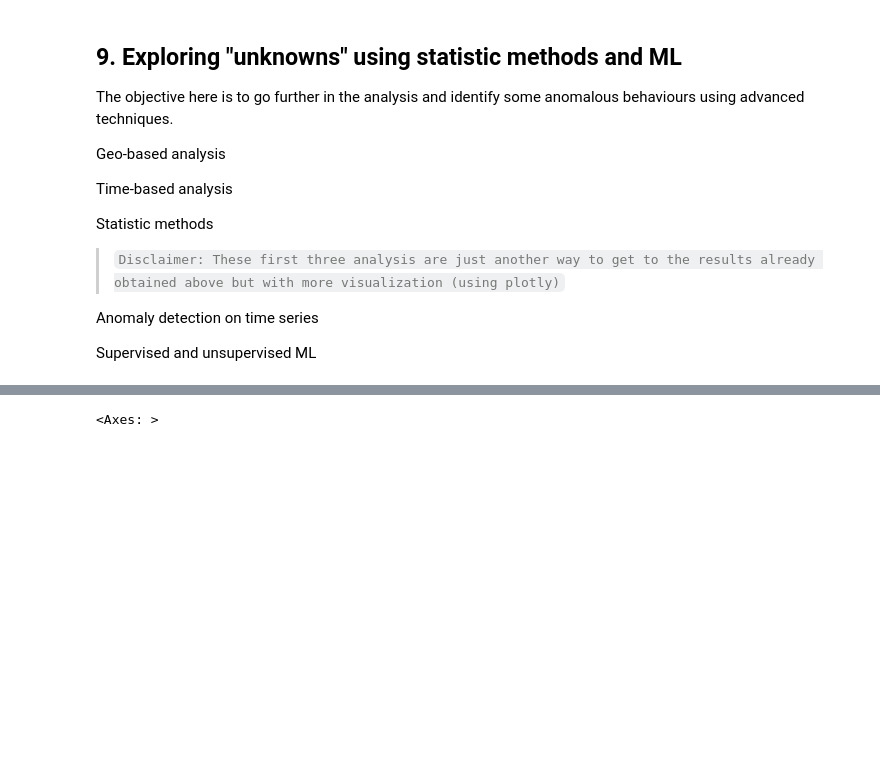
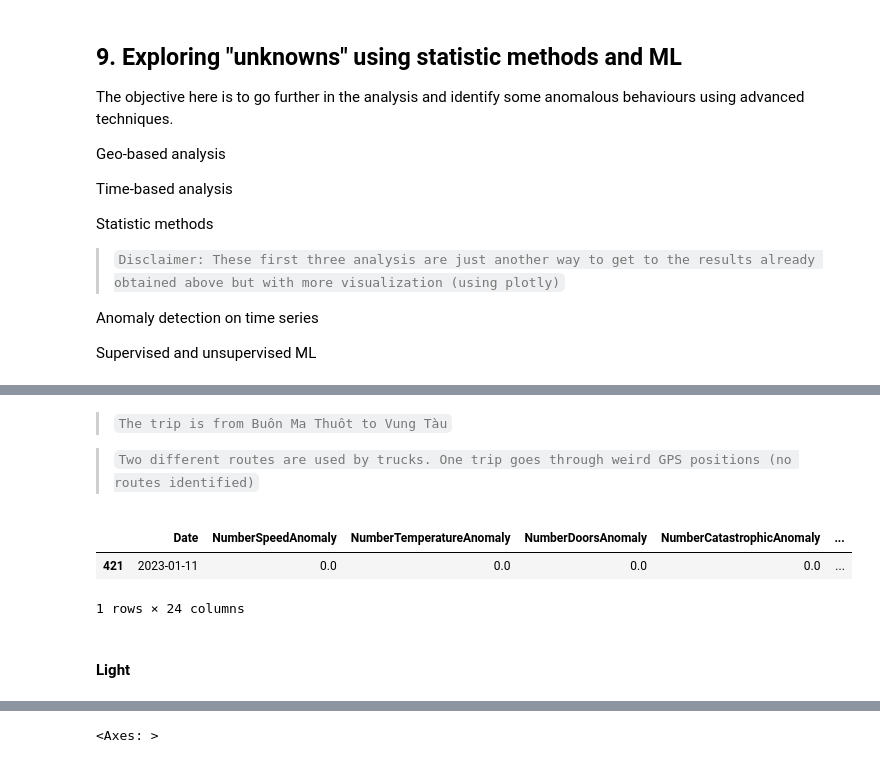
Before and after one commit to nhra/transportico, a Jupyter notebook: notebooks/notebook.ipynb, the cells around one changed output, grey strips where cells are left out. Drawn from its saved outputs; the diff is of its cells as text; code cells hidden in the pictures; blank space fills up the shorter version.

````diff
--- a/notebooks/notebook.ipynb
+++ b/notebooks/notebook.ipynb
@@ -957,0 +1066,32 @@ Supervised and unsupervised ML
+# %%
+table2 = (
+    prepare_data(pd.read_csv("../data/scenarios.csv"))
+    .pipe(check_speed_anomaly)
+    .pipe(check_temperature_anomaly)
+    .pipe(
+        check_doors_anomaly,
+        coordinates={"LatitudeDeparture": 12.67214, "LongitudeDeparture": 108.06884, "LatitudeArrival": 10.38960, "LongitudeArrival": 107.08450},
+        tolerance=0.000005
+    )
+    .pipe(check_catastrophic_anomaly)
+    .pipe(aggregate_rule_anomalies)
+    .pipe(
+        check_number_of_record_anomaly,
+        initdf=prepare_data(pd.read_csv("../data/scenarios.csv"))
+    )
+    .pipe(check_no_record_anomaly)
+    .merge(
+        prepare_data(pd.read_csv("../data/scenarios.csv"))
+        .pipe(check_speed_anomaly)
+        .pipe(check_temperature_anomaly)
+        .pipe(
+            check_doors_anomaly,
+            coordinates={"LatitudeDeparture": 12.67214, "LongitudeDeparture": 108.06884, "LatitudeArrival": 10.38960, "LongitudeArrival": 107.08450},
+            tolerance=0.000005
+        )
+        .pipe(check_catastrophic_anomaly)
+        .pipe(error_counts),
+        on="Date",
+        how="outer"
+    )
+)
@@ -957,0 +1134,12 @@ Supervised and unsupervised ML
+# %% [markdown]
+>```The trip is from Buôn Ma Thuôt to Vung Tàu```
+
+>```Two different routes are used by trucks. One trip goes through weird GPS positions (no routes identified)```
+# %%
+table2.query("`Latitude` == 11.82833")
+# %% [output]
+|  | Date | NumberSpeedAnomaly | NumberTemperatureAnomaly | NumberDoorsAnomaly | NumberCatastrophicAnomaly | ... |
+| 421 | 2023-01-11 | 0.0 | 0.0 | 0.0 | 0.0 | ... |
+1 rows × 24 columns
+# %% [markdown]
+#### Light
````
Also changed, not shown: parts of 28 cells of this notebook, 2 other files.
